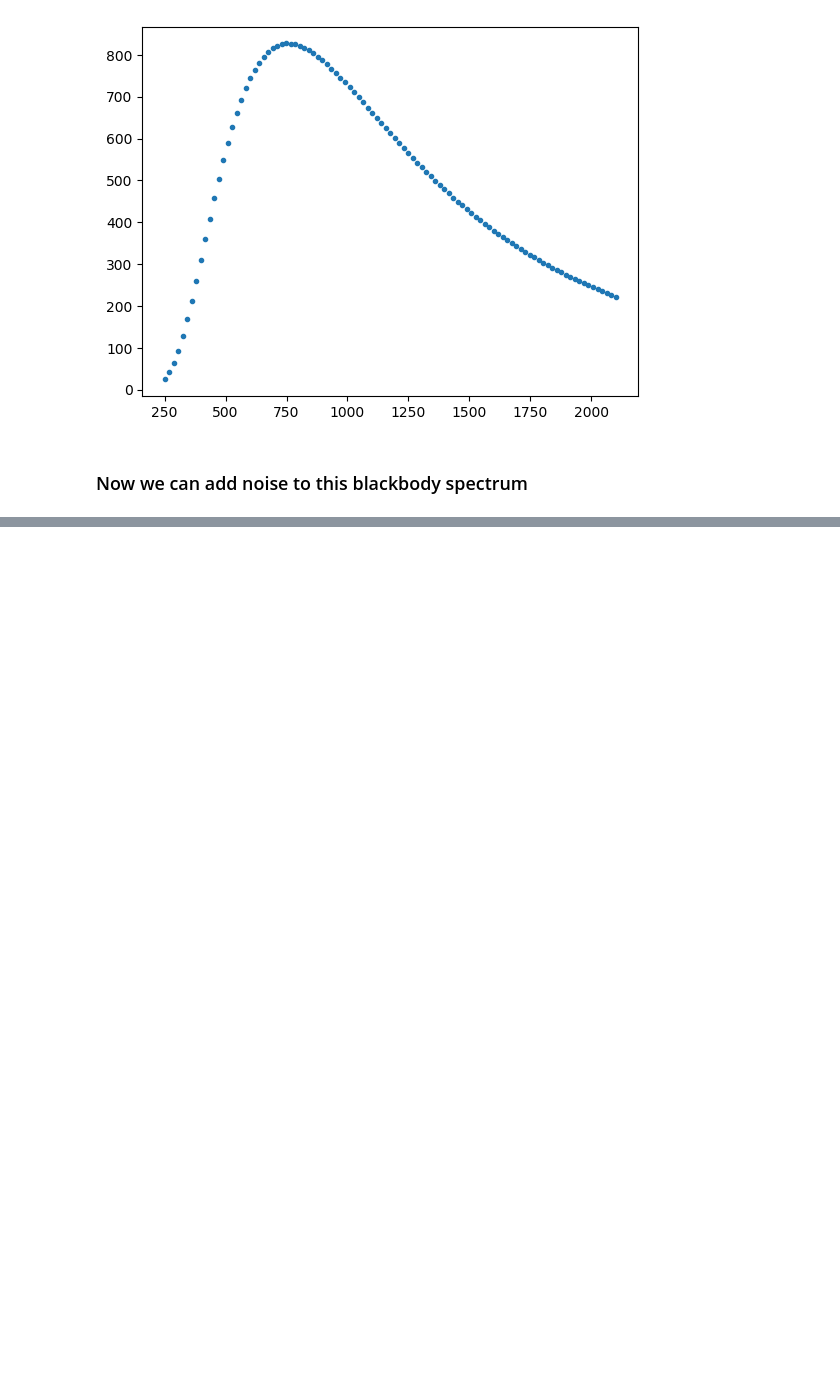
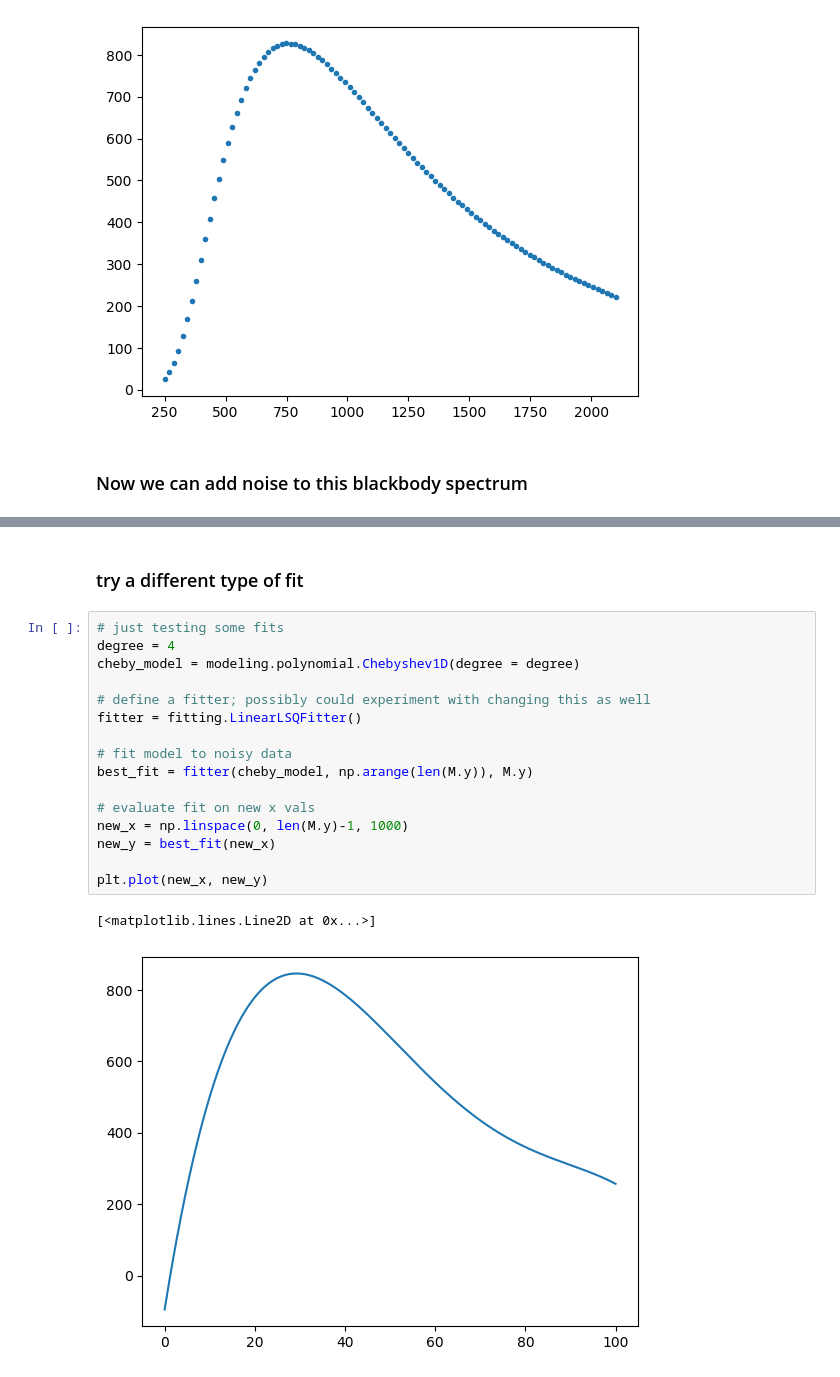
Before and after one commit to cu-numcomp/spring23-community-jaba-git, a Jupyter notebook: Project/3656_project.ipynb, the cells around one changed output, grey strips where cells are left out. Drawn from its saved outputs; the diff is of its cells as text; blank space fills up the shorter version.

```diff
--- a/Project/3656_project.ipynb
+++ b/Project/3656_project.ipynb
@@ -53,0 +101,21 @@ plt.show()
+# %% [markdown]
+### try a different type of fit
+# %%
+# just testing some fits
+degree = 4
+cheby_model = modeling.polynomial.Chebyshev1D(degree = degree)
+
+# define a fitter; possibly could experiment with changing this as well
+fitter = fitting.LinearLSQFitter()
+
+# fit model to noisy data
+best_fit = fitter(cheby_model, np.arange(len(M.y)), M.y)
+
+# evaluate fit on new x vals
+new_x = np.linspace(0, len(M.y)-1, 1000)
+new_y = best_fit(new_x)
+
+plt.plot(new_x, new_y)
+# %% [output]
+[<matplotlib.lines.Line2D at 0x...>]
+[figure, added]
```
Also changed, not shown: parts of 9 cells of this notebook, 1 other file.
